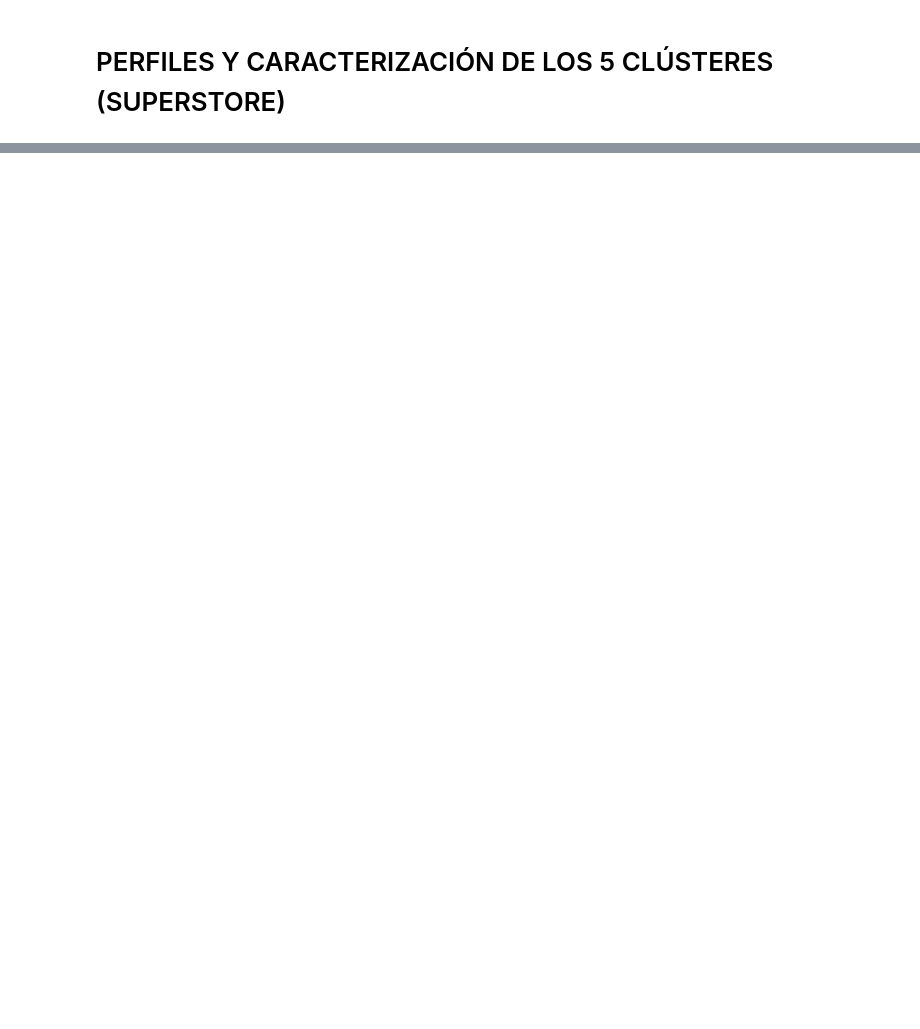
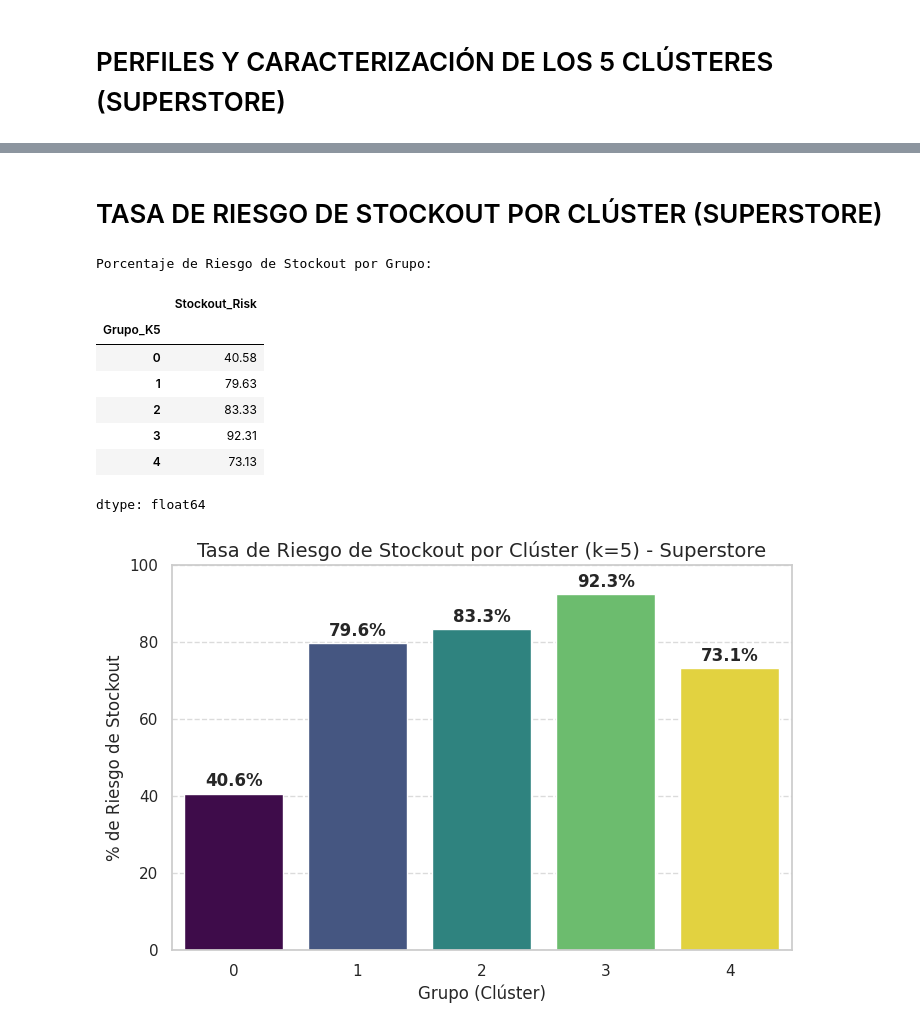
Before and after one commit to jvillagra66-oss/ml-inventario-superstore, a Jupyter notebook: notebooks/01_analisis_inventario.ipynb, the cells around one changed output, grey strips where cells are left out. Saved outputs shown, nothing was run; the diff lists cells and outputs as text; code cells hidden in the pictures; blank space fills up the shorter version.

```diff
--- a/notebooks/01_analisis_inventario.ipynb
+++ b/notebooks/01_analisis_inventario.ipynb
@@ -1468,0 +1467,48 @@ display(perfiles)
+# %% [markdown]
+
+# TASA DE RIESGO DE STOCKOUT POR CLÚSTER (SUPERSTORE)
+# %%
+import matplotlib.pyplot as plt
+import seaborn as sns
+
+# 1. Copiamos el DataFrame de clústeres e integramos la variable real de riesgo
+df_analisis = df_cluster.copy()
+df_analisis['Stockout_Risk'] = (df['Quantity'] > 3).astype(int)  # El modelo NUNCA la usó; solo para interpretar
+
+# 2. Porcentaje de riesgo de stockout promedio por grupo
+riesgo_stock = df_analisis.groupby('Grupo_K5')['Stockout_Risk'].mean() * 100
+print("Porcentaje de Riesgo de Stockout por Grupo:")
+display(riesgo_stock.round(2))
+
+# 3. Gráfico de barras (hue + legend=False evita el FutureWarning de seaborn)
+plt.figure(figsize=(8, 5))
+sns.barplot(
+    x=riesgo_stock.index,
+    y=riesgo_stock.values,
+    hue=riesgo_stock.index,
+    palette='viridis',
+    legend=False
+)
+
+plt.title('Tasa de Riesgo de Stockout por Clúster (k=5) - Superstore', fontsize=14)
+plt.xlabel('Grupo (Clúster)')
+plt.ylabel('% de Riesgo de Stockout')
+plt.ylim(0, 100)
+plt.grid(axis='y', linestyle='--', alpha=0.7)
+
+# 4. Etiqueta con el porcentaje sobre cada barra
+for i, v in enumerate(riesgo_stock):
+    plt.text(i, v + 2, f'{v:.1f}%', ha='center', fontweight='bold')
+
+plt.show()
+# %% [output]
+Porcentaje de Riesgo de Stockout por Grupo:
+|  | Stockout_Risk |
+| Grupo_K5 |  |
+| 0 | 40.58 |
+| 1 | 79.63 |
+| 2 | 83.33 |
+| 3 | 92.31 |
+| 4 | 73.13 |
+dtype: float64
+[figure, added]
```
Also changed, not shown: parts of 10 cells of this notebook.
